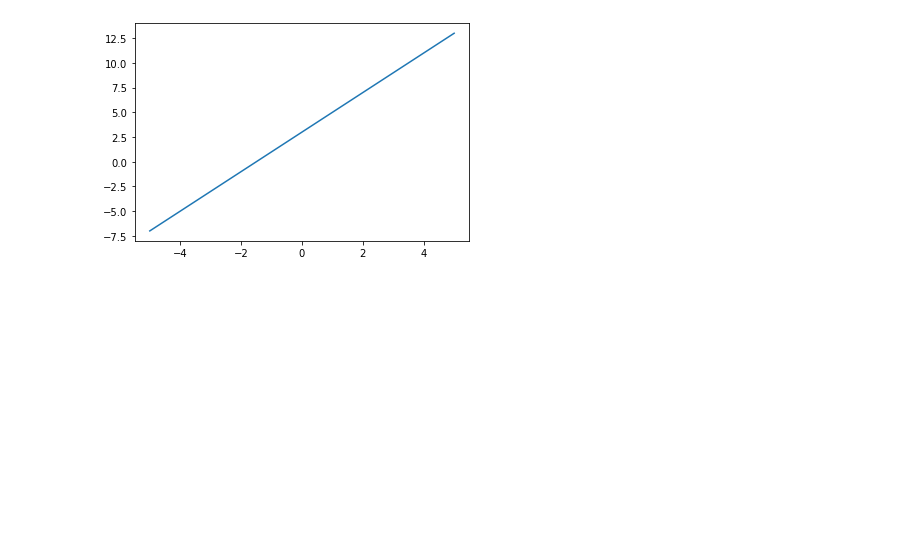
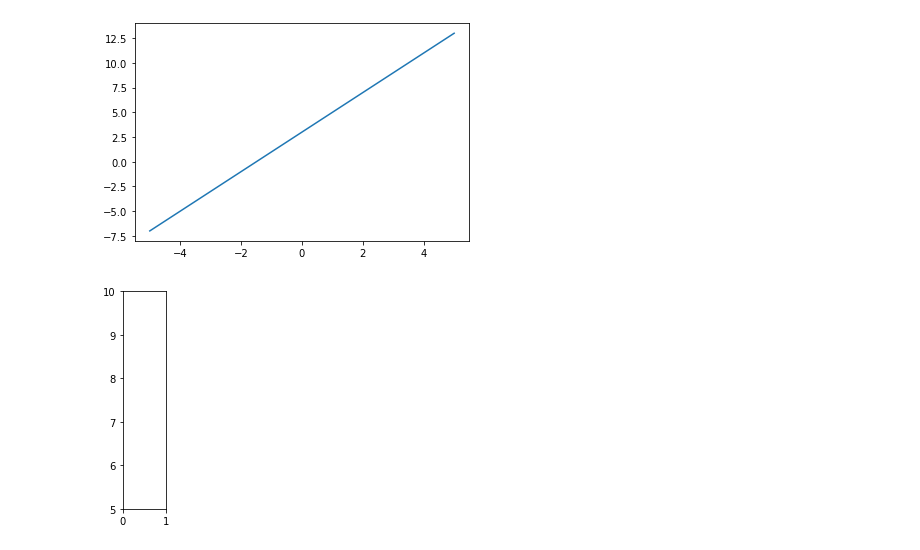
Before and after one commit to KostaDinkov/softuni-AI, a Jupyter notebook: MathForDevs/01.HighSchoolMath/First Lesson.ipynb, the cells around one changed output. Cells and saved outputs as stored; diff of their text form; code cells hidden in the pictures; blank space fills up the shorter version.

```diff
--- a/MathForDevs/01.HighSchoolMath/First Lesson.ipynb
+++ b/MathForDevs/01.HighSchoolMath/First Lesson.ipynb
@@ -12,3 +16,9 @@ plt.plot(x_plot, y_plot)
 plt.show()
 # %% [output]
 [figure]
+# %%
+ax = plt.gca()
+ax.set_ylim(5,10)
+ax.set_aspect("equal")
+# %% [output]
+[figure, added]
```
Also changed, not shown: parts of 4 cells of this notebook.
